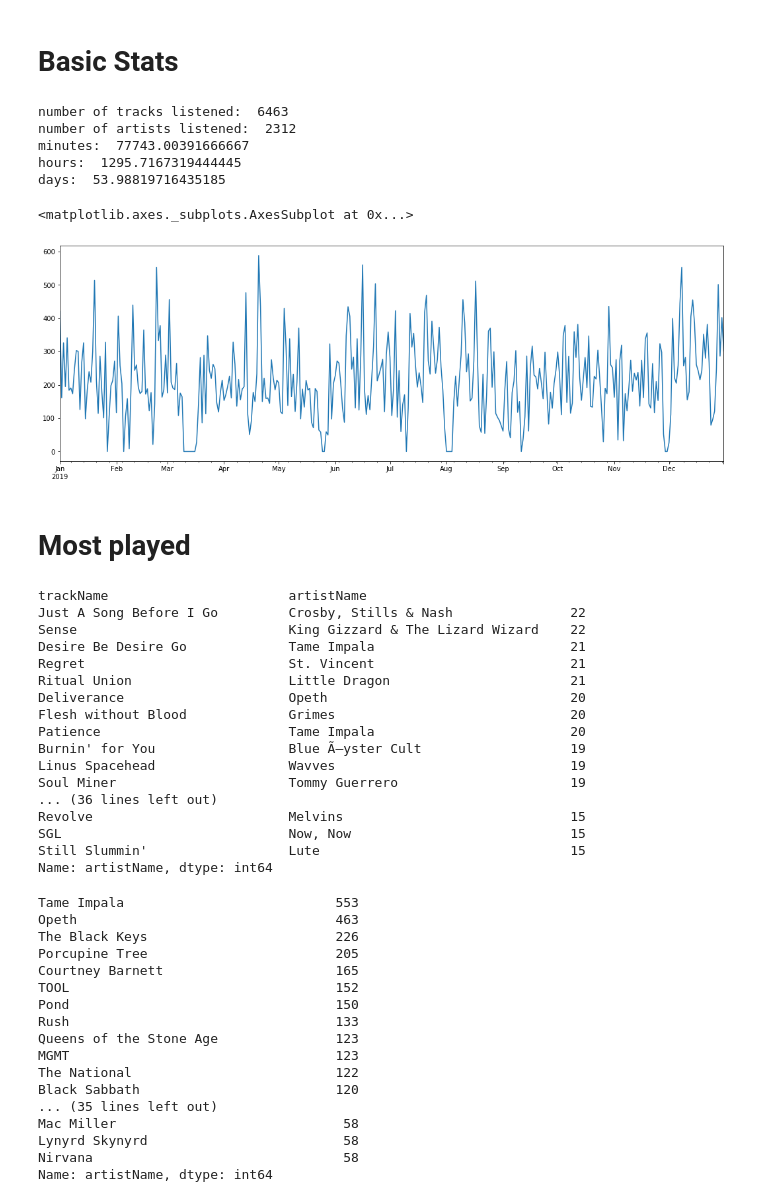
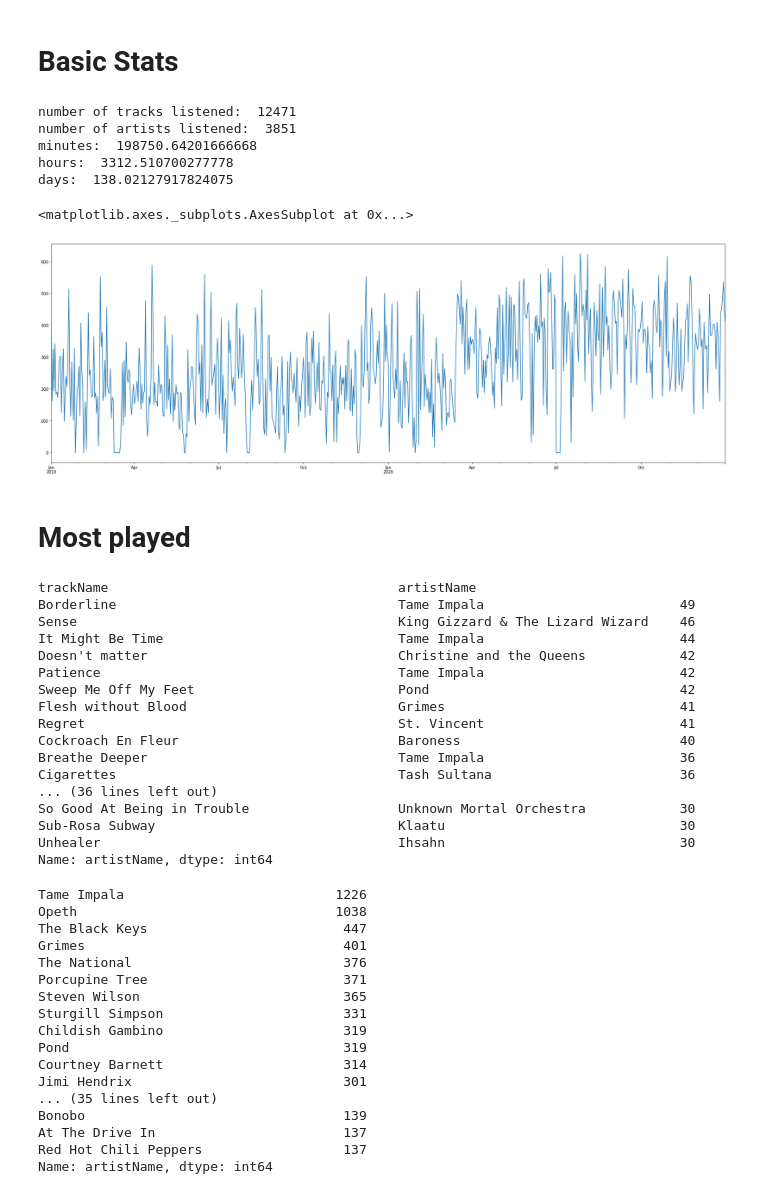
Before and after one commit to trevrfernald/spotify_data_analysis, a Jupyter notebook: spotify_analysis.ipynb, the cells around one changed output. Drawn from its saved outputs; the diff is of its cells as text; code cells hidden in the pictures.

```diff
--- a/spotify_analysis.ipynb
+++ b/spotify_analysis.ipynb
@@ -7,7 +7,7 @@ import glob
 # assuming ipynb is in the same directory as spotify data
 # read all history files into a dataframe
 history = pd.DataFrame()
-for name in glob.glob("./StreamingHistory?.json"):
+for name in glob.glob("./20??/StreamingHistory?.json"):
     history = history.append(pd.read_json(name))
 # %%
 # clean up - convert to minutes
@@ -47,66 +47,67 @@ minutes = history['msPlayed'].sum()
 print("minutes: ", minutes)
 print("hours: ", minutes/60)
 print("days: ", minutes/60/24)
+#print("average hrs/d: ", minutes/60/366)
 # %% [output]
-number of tracks listened:  6463
-number of artists listened:  2312
-minutes:  77743.00391666667
-hours:  1295.7167319444445
-days:  53.98819716435185
+number of tracks listened:  12471
+number of artists listened:  3851
+minutes:  198750.64201666668
+hours:  3312.510700277778
+days:  138.02127917824075
 # %%
 df = history.groupby(history.endTime.dt.date)['msPlayed'].sum()
-idx = pd.date_range('2019-01-01', '2019-12-31')
+idx = pd.date_range('2019-01-01', '2020-12-31')
 df.index = pd.DatetimeIndex(df.index)
 df = df.reindex(idx, fill_value=0)
 # %%
 # plot minutes/day
-df.plot(figsize=(18,6))
+df.plot(figsize=(30,10))
 # %% [output]
 <matplotlib.axes._subplots.AxesSubplot at 0x...>
-[figure, old version]
+[figure, new version]
 # %% [markdown]
 # Most played
 # %%
 # top tracks
 history.groupby(['trackName']).artistName.value_counts().nlargest(50)
 # %% [output]
-trackName                       artistName
-Just A Song Before I Go         Crosby, Stills & Nash               22
-Sense                           King Gizzard & The Lizard Wizard    22
-Desire Be Desire Go             Tame Impala                         21
-Regret                          St. Vincent                         21
-Ritual Union                    Little Dragon                       21
-Deliverance                     Opeth                               20
-Flesh without Blood             Grimes                              20
-Patience                        Tame Impala                         20
-Burnin' for You                 Blue Ã–yster Cult                   19
-Linus Spacehead                 Wavves                              19
-Soul Miner                      Tommy Guerrero                      19
+trackName                                     artistName
+Borderline                                    Tame Impala                         49
+Sense                                         King Gizzard & The Lizard Wizard    46
+It Might Be Time                              Tame Impala                         44
+Doesn't matter                                Christine and the Queens            42
+Patience                                      Tame Impala                         42
+Sweep Me Off My Feet                          Pond                                42
+Flesh without Blood                           Grimes                              41
+Regret                                        St. Vincent                         41
+Cockroach En Fleur                            Baroness                            40
+Breathe Deeper                                Tame Impala                         36
+Cigarettes                                    Tash Sultana                        36
 ... (36 lines left out)
-Revolve                         Melvins                             15
-SGL                             Now, Now                            15
-Still Slummin'                  Lute                                15
+So Good At Being in Trouble                   Unknown Mortal Orchestra            30
+Sub-Rosa Subway                               Klaatu                              30
+Unhealer                                      Ihsahn                              30
 Name: artistName, dtype: int64
 # %%
 # plays/artist
 history['artistName'].value_counts().nlargest(50)
 # %% [output]
-Tame Impala                           553
-Opeth                                 463
-The Black Keys                        226
-Porcupine Tree                        205
-Courtney Barnett                      165
-TOOL                                  152
-Pond                                  150
-Rush                                  133
-Queens of the Stone Age               123
-MGMT                                  123
-The National                          122
-Black Sabbath                         120
+Tame Impala                           1226
+Opeth                                 1038
+The Black Keys                         447
+Grimes                                 401
+The National                           376
+Porcupine Tree                         371
+Steven Wilson                          365
+Sturgill Simpson                       331
+Childish Gambino                       319
+Pond                                   319
+Courtney Barnett                       314
+Jimi Hendrix                           301
 ... (35 lines left out)
-Mac Miller                             58
-Lynyrd Skynyrd                         58
-Nirvana                                58
+Bonobo                                 139
+At The Drive In                        137
+Red Hot Chili Peppers                  137
 Name: artistName, dtype: int64
 # %%
 # hours/artist
```
Also changed, not shown: parts of 1 cell of this notebook.
